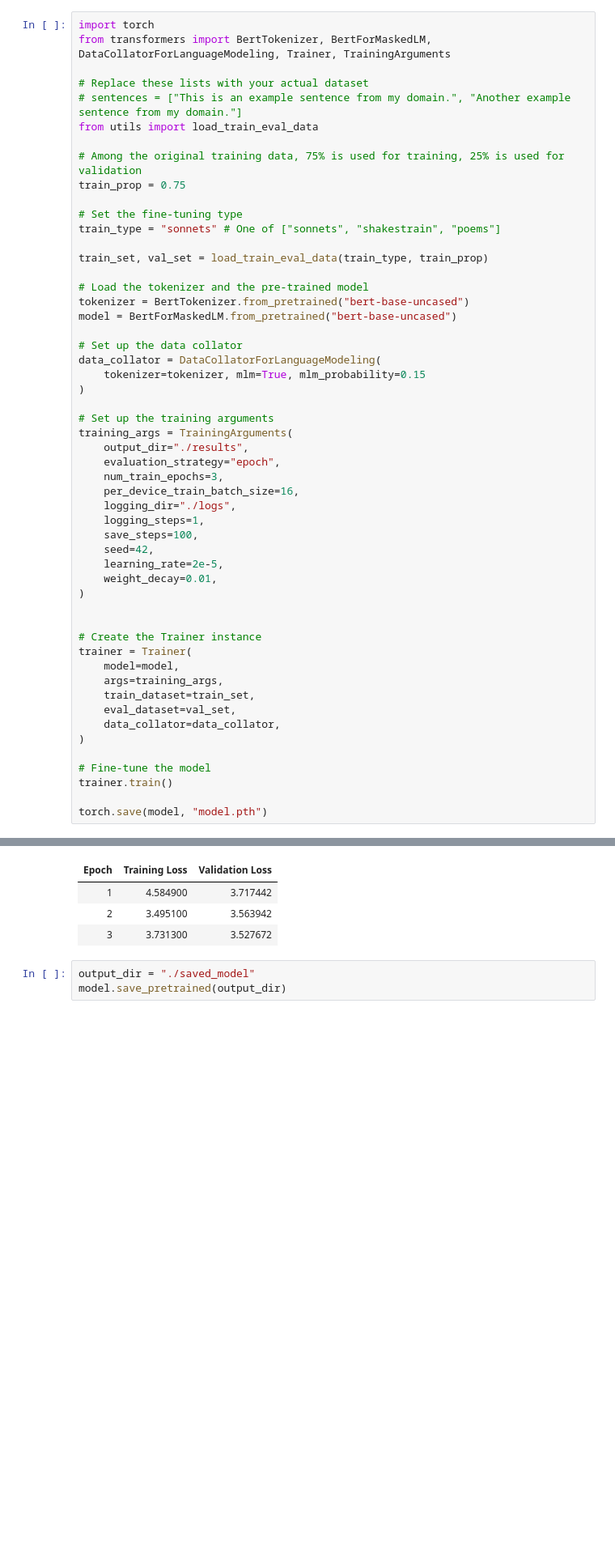
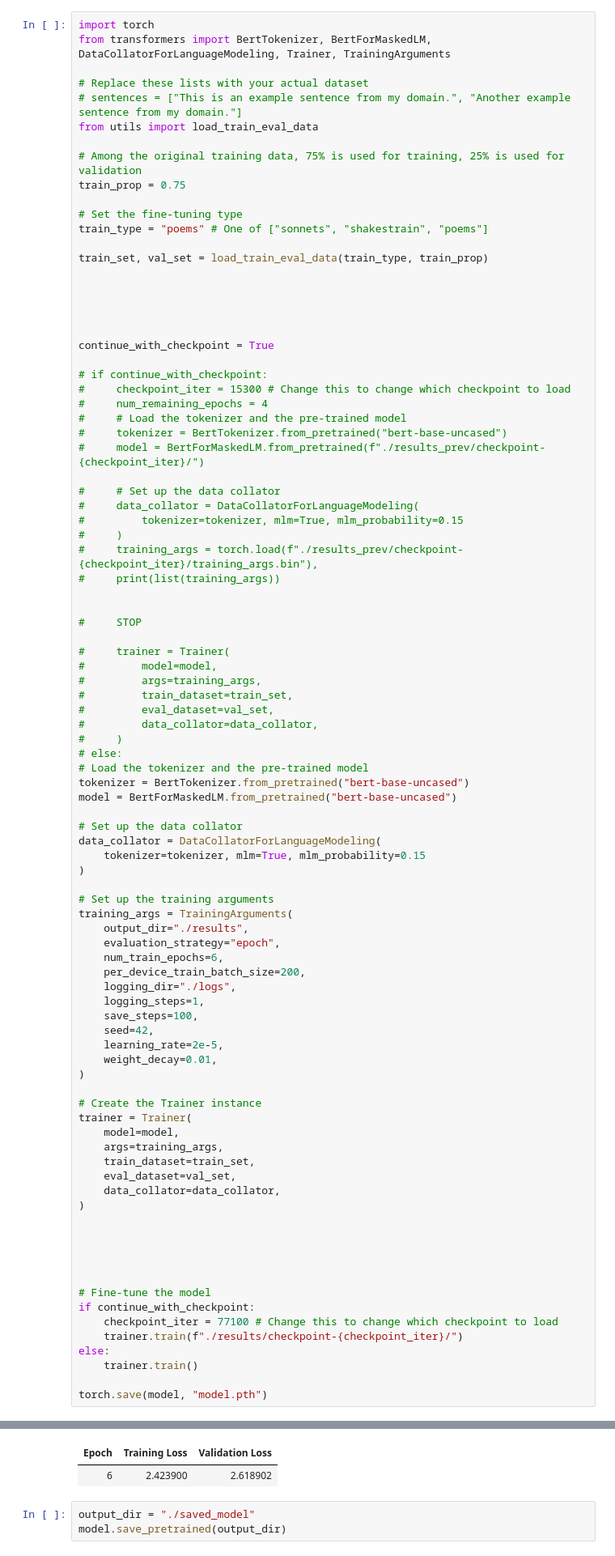
Before and after one commit to liangshaobo2001/ShakesBERT, a Jupyter notebook: train_example.ipynb, the cells around one changed output, grey strips where cells are left out. Shown: that part at 81% size. Drawn from its saved outputs; the diff is of its cells as text; blank space fills up the shorter version.

Commit message:
05.04 updated train_example; poems 4 and 6 epochs results

```diff
--- a/train_example.ipynb
+++ b/train_example.ipynb
@@ -85,10 +10,41 @@ from utils import load_train_eval_data
 train_prop = 0.75
 
 # Set the fine-tuning type
-train_type = "sonnets" # One of ["sonnets", "shakestrain", "poems"]
+train_type = "poems" # One of ["sonnets", "shakestrain", "poems"]
 
 train_set, val_set = load_train_eval_data(train_type, train_prop)
 
+
+
+
+
+continue_with_checkpoint = True
+
+# if continue_with_checkpoint:
+#     checkpoint_iter = 15300 # Change this to change which checkpoint to load
+#     num_remaining_epochs = 4
+#     # Load the tokenizer and the pre-trained model
+#     tokenizer = BertTokenizer.from_pretrained("bert-base-uncased")
+#     model = BertForMaskedLM.from_pretrained(f"./results_prev/checkpoint-{checkpoint_iter}/")
+
+#     # Set up the data collator
+#     data_collator = DataCollatorForLanguageModeling(
+#         tokenizer=tokenizer, mlm=True, mlm_probability=0.15
+#     )
+#     training_args = torch.load(f"./results_prev/checkpoint-{checkpoint_iter}/training_args.bin"),
+#     print(list(training_args))
+
+
+#     STOP
+
+#     trainer = Trainer(
+#         model=model,
+#         args=training_args,
+#         train_dataset=train_set,
+#         eval_dataset=val_set,
+#         data_collator=data_collator,
+#     )
+# else:
 # Load the tokenizer and the pre-trained model
 tokenizer = BertTokenizer.from_pretrained("bert-base-uncased")
 model = BertForMaskedLM.from_pretrained("bert-base-uncased")
@@ -102,8 +58,8 @@ data_collator = DataCollatorForLanguageModeling(
 training_args = TrainingArguments(
     output_dir="./results",
     evaluation_strategy="epoch",
-    num_train_epochs=3,
-    per_device_train_batch_size=16,
+    num_train_epochs=6,
+    per_device_train_batch_size=200,
     logging_dir="./logs",
     logging_steps=1,
     save_steps=100,
@@ -111,7 +67,6 @@ training_args = TrainingArguments(
     learning_rate=2e-5,
     weight_decay=0.01,
 )
-
 
 # Create the Trainer instance
 trainer = Trainer(
@@ -122,8 +77,16 @@ trainer = Trainer(
     data_collator=data_collator,
 )
 
+
+
+
+
 # Fine-tune the model
-trainer.train()
+if continue_with_checkpoint:
+    checkpoint_iter = 77100 # Change this to change which checkpoint to load
+    trainer.train(f"./results/checkpoint-{checkpoint_iter}/")
+else:
+    trainer.train()
 
 torch.save(model, "model.pth")
 # %% [output]
@@ -138,7 +100,5 @@ Some weights of the model checkpoint at bert-base-uncased were not used when ini
 | Epoch | Training Loss | Validation Loss |
-| 1 | 4.584900 | 3.717442 |
-| 2 | 3.495100 | 3.563942 |
-| 3 | 3.731300 | 3.527672 |
+| 6 | 2.423900 | 2.618902 |
 # %%
 output_dir = "./saved_model"
 model.save_pretrained(output_dir)
```
Also changed, not shown: parts of 5 cells of this notebook, 4 other files.
